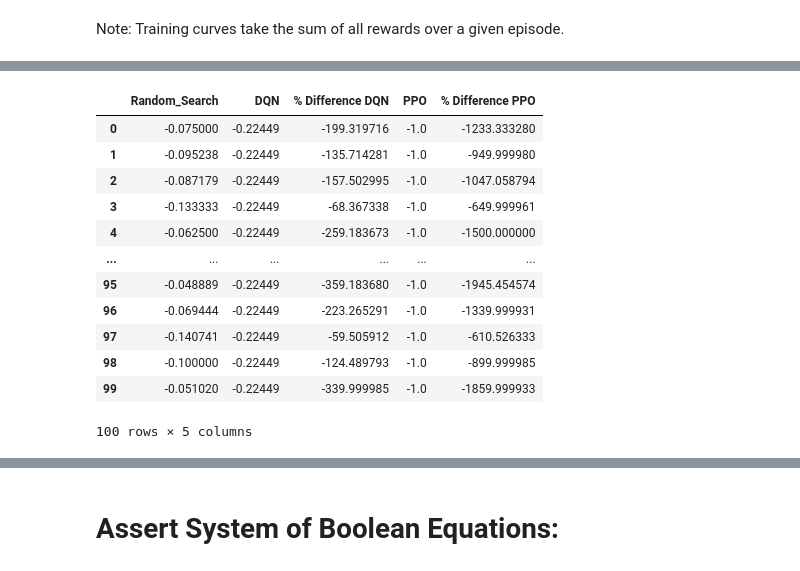
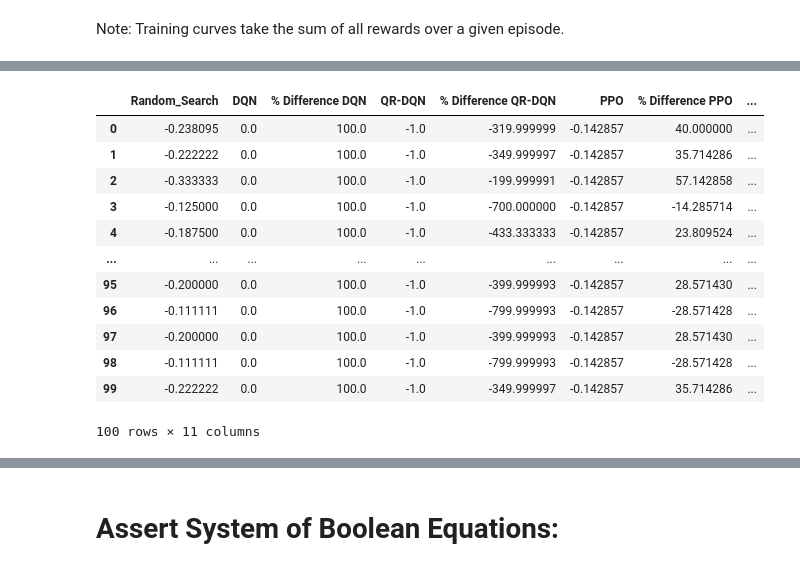
Before and after one commit to adelkhafizova/ai_in_math, a Jupyter notebook: kaplansky_zero_divisors/find_counterexamples.ipynb, the cells around one changed output, grey strips where cells are left out. Drawn from its saved outputs; the diff is of its cells as text; code cells hidden in the pictures.

```diff
--- a/kaplansky_zero_divisors/find_counterexamples.ipynb
+++ b/kaplansky_zero_divisors/find_counterexamples.ipynb
@@ -1082,0 +1502,21 @@ plot_results_from_array(ppo_eval_rewards, "PPO Eval Curve", moving_avg=False)
+# %%
+a2c_kwargs = dict()
+
+if "A2C" in models_to_run:
+    a2c_kwargs['learning_rate'] = best_trial_a2c.params['learning_rate']
+    a2c_kwargs['gamma'] = best_trial_a2c.params['gamma']
+    a2c_kwargs['n_steps'] = best_trial_a2c.user_attrs['n_steps']
+    activation_fn = {"tanh": nn.Tanh, "relu": nn.ReLU}[best_trial_a2c.params['activation_fn']]
+    a2c_kwargs['policy_kwargs'] = {'activation_fn': activation_fn,}
+    a2c_kwargs['gae_lambda'] = best_trial_a2c.params['gae_lambda']
+    a2c_kwargs['vf_coef'] = best_trial_a2c.params['vf_coef']
+    a2c_kwargs['ent_coef'] = best_trial_a2c.params['ent_coef']
+
+    a2c, a2c_eval_rewards = a2c_search(G, n, num_steps=MAX_EPISODE_STEPS, training_steps=TRAINING_STEPS, check_freq=CHECK_FREQ, a2c_kwargs=a2c_kwargs, experiment_name=EXPERIMENT_NAME)
+    a2c = [a2c for _ in range(NUM_ENVS)]
+else:
+    a2c, a2c_eval_rewards = [-1.0 for _ in range(NUM_ENVS)], []
+
+percent_diff_a2c = (rand - a2c) / rand * 100
+print("A2C Avg: ", np.average(a2c))
+print ("% Diff Avg A2C: ", (np.average(rand) - np.average(a2c)) / np.average(rand) * 100)
@@ -1082,0 +1532,21 @@ plot_results_from_array(ppo_eval_rewards, "PPO Eval Curve", moving_avg=False)
+# %%
+trpo_kwargs = dict()
+
+if "TRPO" in models_to_run:
+    trpo_kwargs['learning_rate'] = best_trial_trpo.params['learning_rate']
+    trpo_kwargs['gamma'] = best_trial_trpo.params['gamma']
+    trpo_kwargs['n_steps'] = best_trial_trpo.user_attrs['n_steps']
+    trpo_kwargs['batch_size'] = trpo_kwargs['n_steps']
+    activation_fn = {"tanh": nn.Tanh, "relu": nn.ReLU}[best_trial_trpo.params['activation_fn']]
+    trpo_kwargs['policy_kwargs'] = {'activation_fn': activation_fn,}
+    trpo_kwargs['gae_lambda'] = best_trial_trpo.params['gae_lambda']
+    trpo_kwargs['target_kl'] = best_trial_trpo.params['target_kl']
+
+    trpo, trpo_eval_rewards = trpo_search(G, n, num_steps=MAX_EPISODE_STEPS, training_steps=TRAINING_STEPS, check_freq=CHECK_FREQ, trpo_kwargs=trpo_kwargs, experiment_name=EXPERIMENT_NAME)
+    trpo = [trpo for _ in range(NUM_ENVS)]
+else:
+    trpo, trpo_eval_rewards = [-1.0 for _ in range(NUM_ENVS)], []
+
+percent_diff_trpo = (rand - trpo) / rand * 100
+print("TRPO Avg: ", np.average(trpo))
+print ("% Diff Avg TRPO: ", (np.average(rand) - np.average(trpo)) / np.average(rand) * 100)
@@ -1083,23 +1566,23 @@ plot_results_from_array(ppo_eval_rewards, "PPO Eval Curve", moving_avg=False)
 # %%
-rewards_dict = {"Random_Search": rand, "DQN": dqn, "% Difference DQN": percent_diff_dqn, "PPO": ppo, "% Difference PPO": percent_diff_ppo}
+rewards_dict = {"Random_Search": rand, "DQN": dqn, "% Difference DQN": percent_diff_dqn, "QR-DQN": qrdqn, "% Difference QR-DQN": percent_diff_qrdqn, "PPO": ppo, "% Difference PPO": percent_diff_ppo, "A2C": a2c, "% Difference A2C": percent_diff_a2c, "TRPO": trpo, "% Difference TRPO": percent_diff_trpo}
 
 
 df = pd.DataFrame(data=rewards_dict)
 df
 # %% [output]
-|  | Random_Search | DQN | % Difference DQN | PPO | % Difference PPO |
-| 0 | -0.075000 | -0.22449 | -199.319716 | -1.0 | -1233.333280 |
-| 1 | -0.095238 | -0.22449 | -135.714281 | -1.0 | -949.999980 |
-| 2 | -0.087179 | -0.22449 | -157.502995 | -1.0 | -1047.058794 |
-| 3 | -0.133333 | -0.22449 | -68.367338 | -1.0 | -649.999961 |
-| 4 | -0.062500 | -0.22449 | -259.183673 | -1.0 | -1500.000000 |
-| ... | ... | ... | ... | ... | ... |
-| 95 | -0.048889 | -0.22449 | -359.183680 | -1.0 | -1945.454574 |
-| 96 | -0.069444 | -0.22449 | -223.265291 | -1.0 | -1339.999931 |
-| 97 | -0.140741 | -0.22449 | -59.505912 | -1.0 | -610.526333 |
-| 98 | -0.100000 | -0.22449 | -124.489793 | -1.0 | -899.999985 |
-| 99 | -0.051020 | -0.22449 | -339.999985 | -1.0 | -1859.999933 |
+|  | Random_Search | DQN | % Difference DQN | QR-DQN | % Difference QR-DQN | PPO | % Difference PPO | ... |
+| 0 | -0.238095 | 0.0 | 100.0 | -1.0 | -319.999999 | -0.142857 | 40.000000 | ... |
+| 1 | -0.222222 | 0.0 | 100.0 | -1.0 | -349.999997 | -0.142857 | 35.714286 | ... |
+| 2 | -0.333333 | 0.0 | 100.0 | -1.0 | -199.999991 | -0.142857 | 57.142858 | ... |
+| 3 | -0.125000 | 0.0 | 100.0 | -1.0 | -700.000000 | -0.142857 | -14.285714 | ... |
+| 4 | -0.187500 | 0.0 | 100.0 | -1.0 | -433.333333 | -0.142857 | 23.809524 | ... |
+| ... | ... | ... | ... | ... | ... | ... | ... | ... |
+| 95 | -0.200000 | 0.0 | 100.0 | -1.0 | -399.999993 | -0.142857 | 28.571430 | ... |
+| 96 | -0.111111 | 0.0 | 100.0 | -1.0 | -799.999993 | -0.142857 | -28.571428 | ... |
+| 97 | -0.200000 | 0.0 | 100.0 | -1.0 | -399.999993 | -0.142857 | 28.571430 | ... |
+| 98 | -0.111111 | 0.0 | 100.0 | -1.0 | -799.999993 | -0.142857 | -28.571428 | ... |
+| 99 | -0.222222 | 0.0 | 100.0 | -1.0 | -349.999997 | -0.142857 | 35.714286 | ... |
-100 rows × 5 columns
+100 rows × 11 columns
 # %%
 df.query('Random_Search == 0')
 # %% [output]
```
Also changed, not shown: parts of 41 cells of this notebook, 49 other files.
